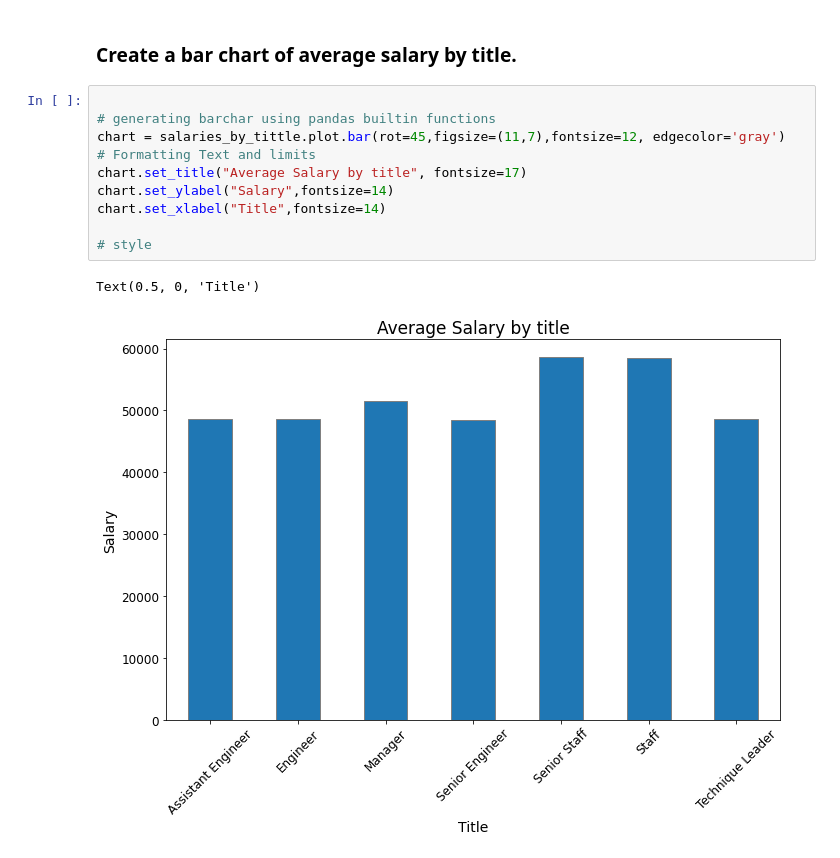
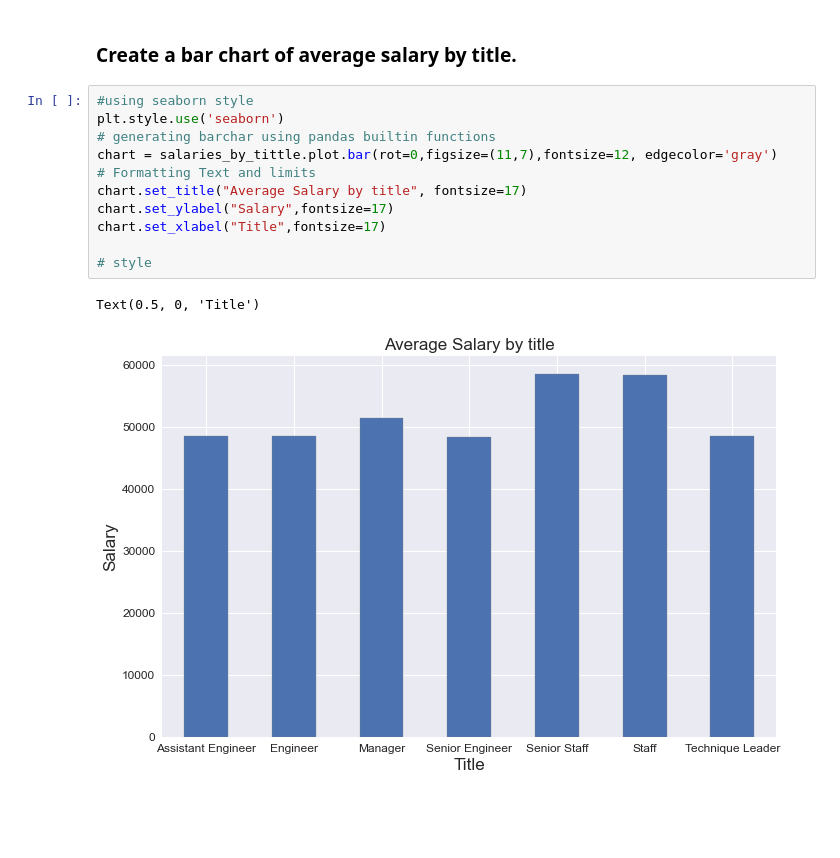
Before and after one commit to crogar/sql-challenge, a Jupyter notebook: EmployeeSQL/extra_analysis.ipynb, the cells around one changed output. Cells and saved outputs as stored; diff of their text form; blank space fills up the shorter version.

```diff
--- a/EmployeeSQL/extra_analysis.ipynb
+++ b/EmployeeSQL/extra_analysis.ipynb
@@ -131,15 +132,16 @@ Name: salary, dtype: float64
 # %% [markdown]
 ### Create a bar chart of average salary by title.
 # %%
-
+#using seaborn style
+plt.style.use('seaborn')
 # generating barchar using pandas builtin functions
-chart = salaries_by_tittle.plot.bar(rot=45,figsize=(11,7),fontsize=12, edgecolor='gray')
+chart = salaries_by_tittle.plot.bar(rot=0,figsize=(11,7),fontsize=12, edgecolor='gray')
 # Formatting Text and limits
 chart.set_title("Average Salary by title", fontsize=17)
-chart.set_ylabel("Salary",fontsize=14)
-chart.set_xlabel("Title",fontsize=14)
+chart.set_ylabel("Salary",fontsize=17)
+chart.set_xlabel("Title",fontsize=17)
 
 # style
 # %% [output]
 Text(0.5, 0, 'Title')
-[figure, old version]
+[figure, new version]
```
Also changed, not shown: parts of 4 cells of this notebook.
